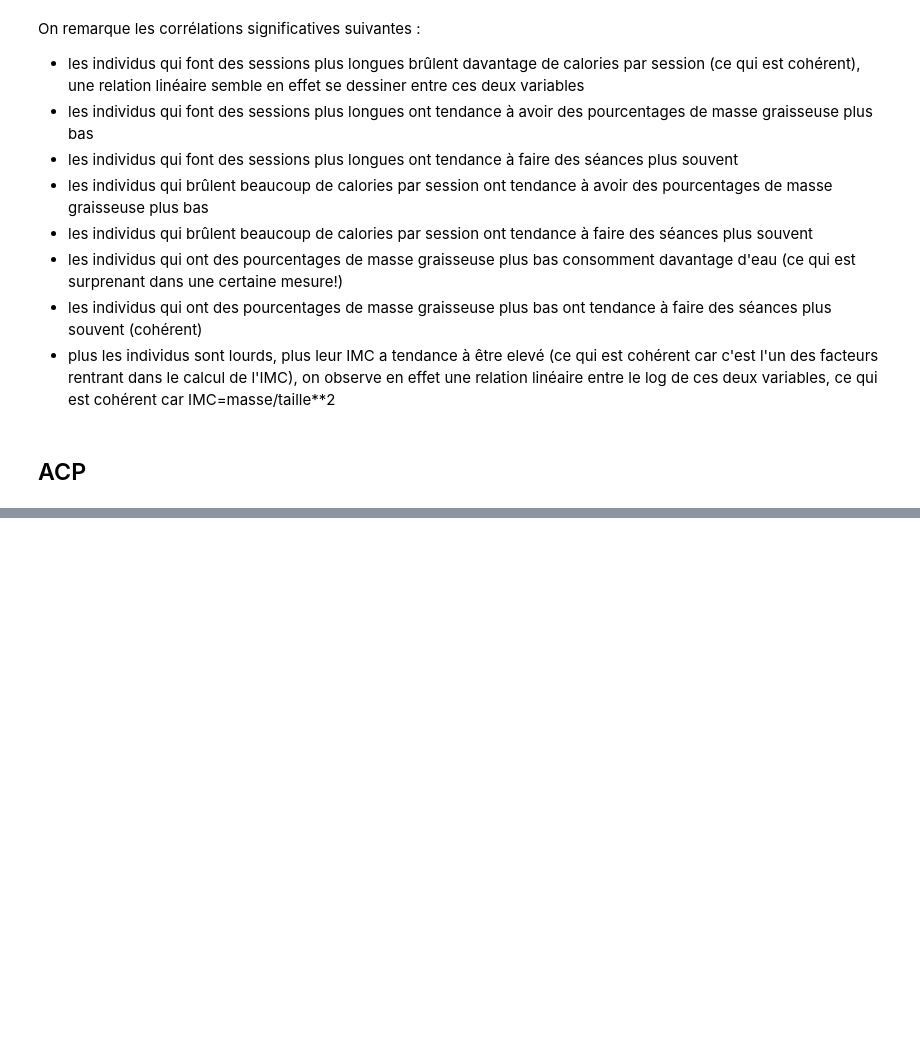
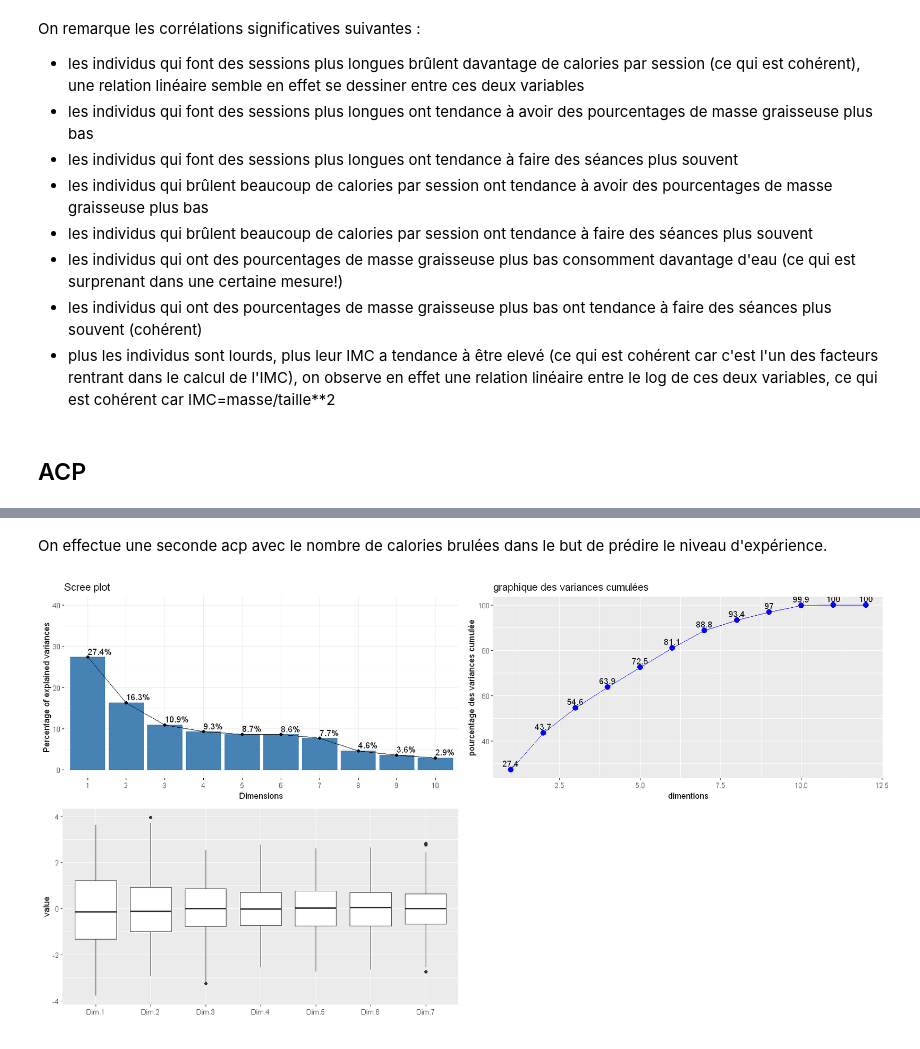
Before and after one commit to P-Point-all/ML_Gym_exercise, a Jupyter notebook: ML_Gym.ipynb, the cells around one changed output, grey strips where cells are left out. Saved outputs shown, nothing was run; the diff lists cells and outputs as text; code cells hidden in the pictures; blank space fills up the shorter version.

```diff
--- a/ML_Gym.ipynb
+++ b/ML_Gym.ipynb
@@ -243,0 +260,25 @@ fviz_pca_ind(acp,col.ind="contrib",label="none",gradient.cols = c("white", "#2E9
+# %% [markdown]
+On effectue une seconde acp avec le nombre de calories brulées dans le but de prédire le niveau d'expérience.
+# %%
+acp_level <- PCA(gym, scale.unit = TRUE,
+           graph = FALSE, quali.sup = c(2,8,10), ncp=7)
+# %%
+# Décroissance des valeurs propres
+g1<-fviz_eig(acp_level, addlabels = TRUE, ylim = c(0, 40))
+
+#variance cumulées
+cum_var <- cumsum(acp_level$eig[, 2])
+
+# Graphique avec ggplot2
+g2<-ggplot(data.frame(Dimension = 1:length(cum_var), Variance = cum_var), aes(x = Dimension, y = Variance)) +
+    geom_point(size = 3, color = "blue") +
+    geom_line(color = "blue") +
+    labs(title = "graphique des variances cumulées",x='dimentions', y = "pourcentage des variances cumulée") +
+    geom_text(aes(y = cum_var, label = round(cum_var, 1)), vjust = -0.5, color = "black")
+
+g3<-ggplot(melt(acp$ind$coord),aes(x=Var2,y=value))+
+  geom_boxplot()+
+  xlab("")
+grid.arrange(g1,g2,g3,ncol=2)
+# %% [output]
+[figure, added]
```
Also changed, not shown: parts of 14 cells of this notebook, 1 other file.
